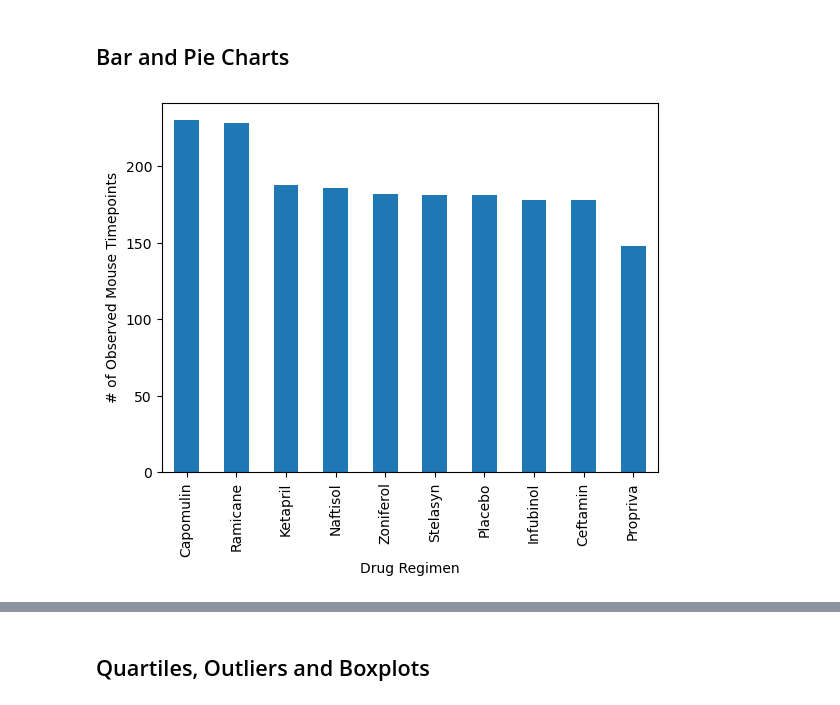
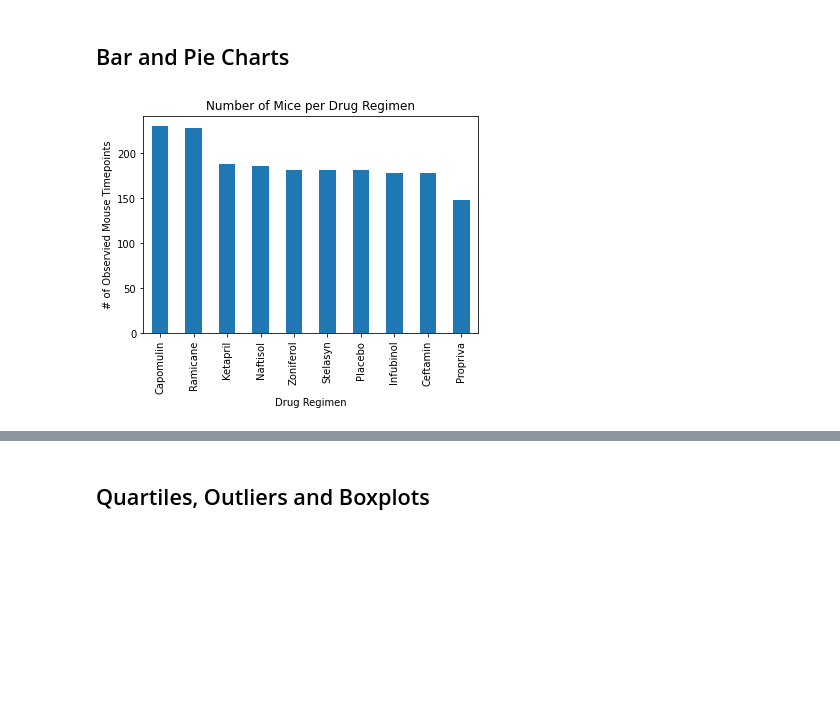
Before and after one commit to aliciahlavac/Pymaceuticals_Challenge, a Jupyter notebook: pymaceuticals.ipynb, the cells around one changed output, grey strips where cells are left out. Saved outputs shown, nothing was run; the diff lists cells and outputs as text; code cells hidden in the pictures; blank space fills up the shorter version.

Commit message:
Finished Plots

```diff
--- a/pymaceuticals.ipynb
+++ b/pymaceuticals.ipynb
@@ -165,7 +165,16 @@ agg_data
 ## Bar and Pie Charts
 # %%
 # Generate a bar plot showing the total number of rows (Mouse ID/Timepoints) for each drug regimen using Pandas.
+# Find the count of mice per regimen
+mice_regimen = clean_data["Drug Regimen"].value_counts()
+
+# Use the mice_regimen DataFrame to create a Pandas plot
+pandas_plot = mice_regimen.plot(kind = "bar")
+plt.title("Number of Mice per Drug Regimen")
+plt.xlabel("Drug Regimen")
+plt.ylabel("# of Observied Mouse Timepoints")
+plt.show()
 # %% [output]
-[figure, old version]
+[figure, new version]
 # %%
 # Generate a bar plot showing the total number of rows (Mouse ID/Timepoints) for each drug regimen using pyplot.
```
Also changed, not shown: parts of 4 cells of this notebook.
